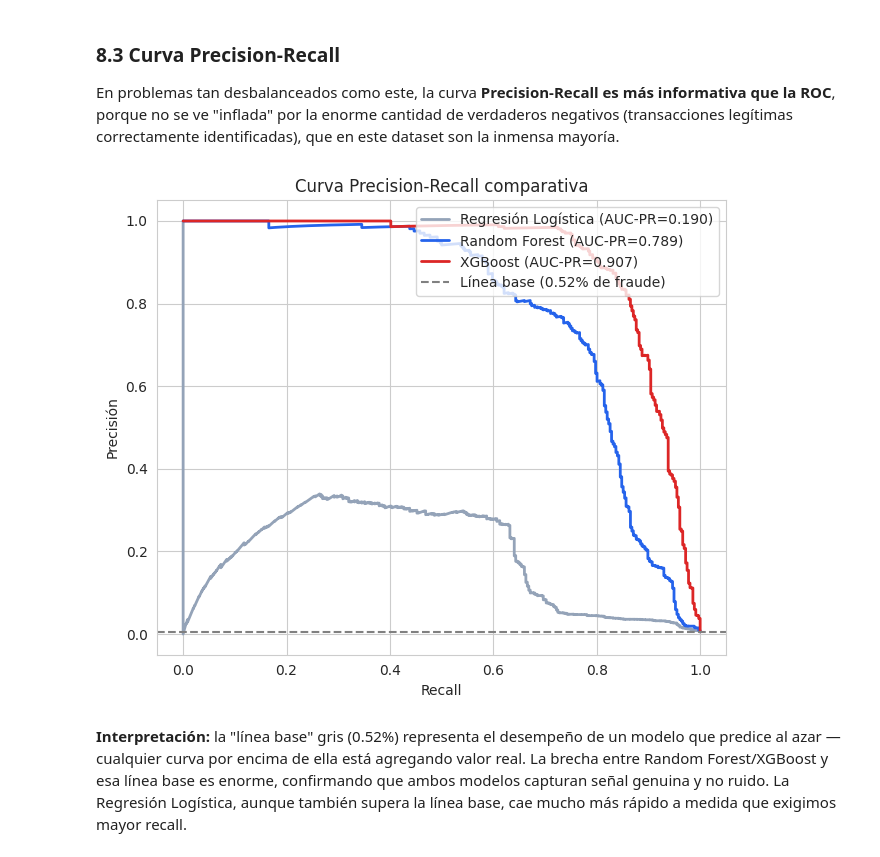
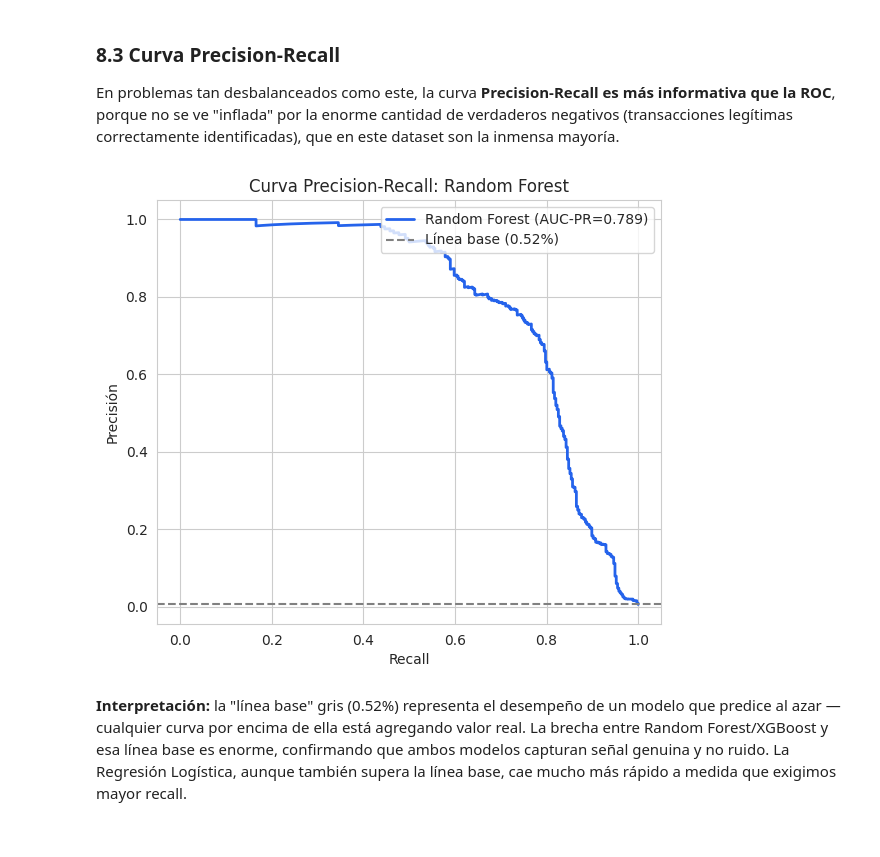
Before and after one commit to BenavidezYzquierdoSanchez/CDP26, a Jupyter notebook: Sistema_Deteccion_Fraude_Tarjetas_RandomForest.ipynb, the cells around one changed output. Saved outputs shown, nothing was run; the diff lists cells and outputs as text; code cells hidden in the pictures.

```diff
--- a/Sistema_Deteccion_Fraude_Tarjetas_RandomForest.ipynb
+++ b/Sistema_Deteccion_Fraude_Tarjetas_RandomForest.ipynb
@@ -552,0 +454,20 @@ weighted avg      0.994     0.867     0.924     67922
+# %%
+modelo_rf = RandomForestClassifier(
+    n_estimators=150,
+    max_depth=10,
+    min_samples_leaf=3,
+    class_weight='balanced',
+    n_jobs=-1,
+    random_state=RANDOM_STATE
+)
+
+modelo_rf.fit(X_train, y_train)
+
+proba_rf = modelo_rf.predict_proba(X_test)[:, 1]
+pred_rf = (proba_rf >= 0.5).astype(int)
+
+auc_roc_rf = roc_auc_score(y_test, proba_rf)
+auc_pr_rf  = average_precision_score(y_test, proba_rf)
+
+print(f'Random Forest entrenado exitosamente.')
+print(f'AUC-ROC: {auc_roc_rf:.4f} | AUC-PR: {auc_pr_rf:.4f}')
@@ -738,30 +626,18 @@ En problemas tan desbalanceados como este, la curva **Precision-Recall es más i
 # %%
 plt.figure(figsize=(6.5, 5.5))
 
-# Igual que con la curva ROC: recorremos los 3 modelos calculando su curva Precision-Recall
-for nombre, proba, color in [
-    ('Regresión Logística', proba_logreg, '#94A3B8'),
-    ('Random Forest', proba_rf, '#2563EB'),
-    ('XGBoost', proba_xgb, COLOR_FRAUDE),
-]:
-    # precision_recall_curve prueba todos los umbrales posibles y devuelve, para cada uno,
-    # la precisión y el recall resultante
-    precision_arr, recall_arr, _ = precision_recall_curve(y_test, proba)
-    auc_pr_valor = average_precision_score(y_test, proba)  # área bajo esta curva: resumen en un solo número
-    plt.plot(recall_arr, precision_arr, label=f'{nombre} (AUC-PR={auc_pr_valor:.3f})', color=color, linewidth=2)
+precision_arr, recall_arr, _ = precision_recall_curve(y_test, proba_rf)
+plt.plot(recall_arr, precision_arr, label=f'Random Forest (AUC-PR={auc_pr_rf:.3f})', color='#2563EB', linewidth=2)
 
-# Línea base: la precisión que tendría un modelo que predice fraude completamente al azar
-# (equivale a la proporción real de fraude en el set de prueba, ~0.52%)
 tasa_base = y_test.mean()
-plt.axhline(tasa_base, linestyle='--', color='gray', label=f'Línea base ({tasa_base*100:.2f}% de fraude)')
+plt.axhline(tasa_base, linestyle='--', color='gray', label=f'Línea base ({tasa_base*100:.2f}%)')
 plt.xlabel('Recall')
 plt.ylabel('Precisión')
-plt.title('Curva Precision-Recall comparativa')
+plt.title('Curva Precision-Recall: Random Forest')
 plt.legend(loc='upper right')
-plt.tight_layout()
 plt.show()
 # %% [output]
-[figure, old version]
+[figure, new version]
 # %% [markdown]
 **Interpretación:** la "línea base" gris (0.52%) representa el desempeño de un modelo que predice al azar — cualquier curva por encima de ella está agregando valor real. La brecha entre Random Forest/XGBoost y esa línea base es enorme, confirmando que ambos modelos capturan señal genuina y no ruido. La Regresión Logística, aunque también supera la línea base, cae mucho más rápido a medida que exigimos mayor recall.
 # %% [markdown]
```
Also changed, not shown: parts of 29 cells of this notebook.
